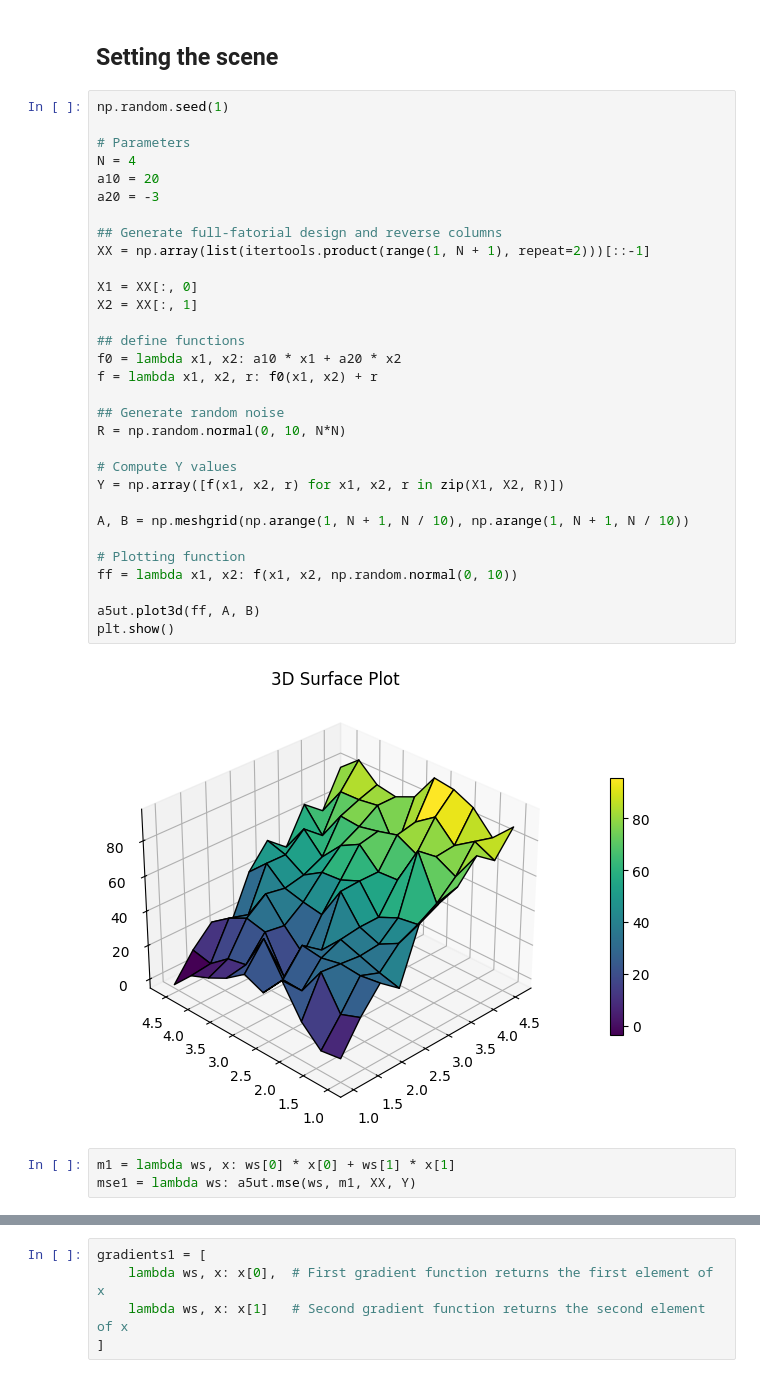
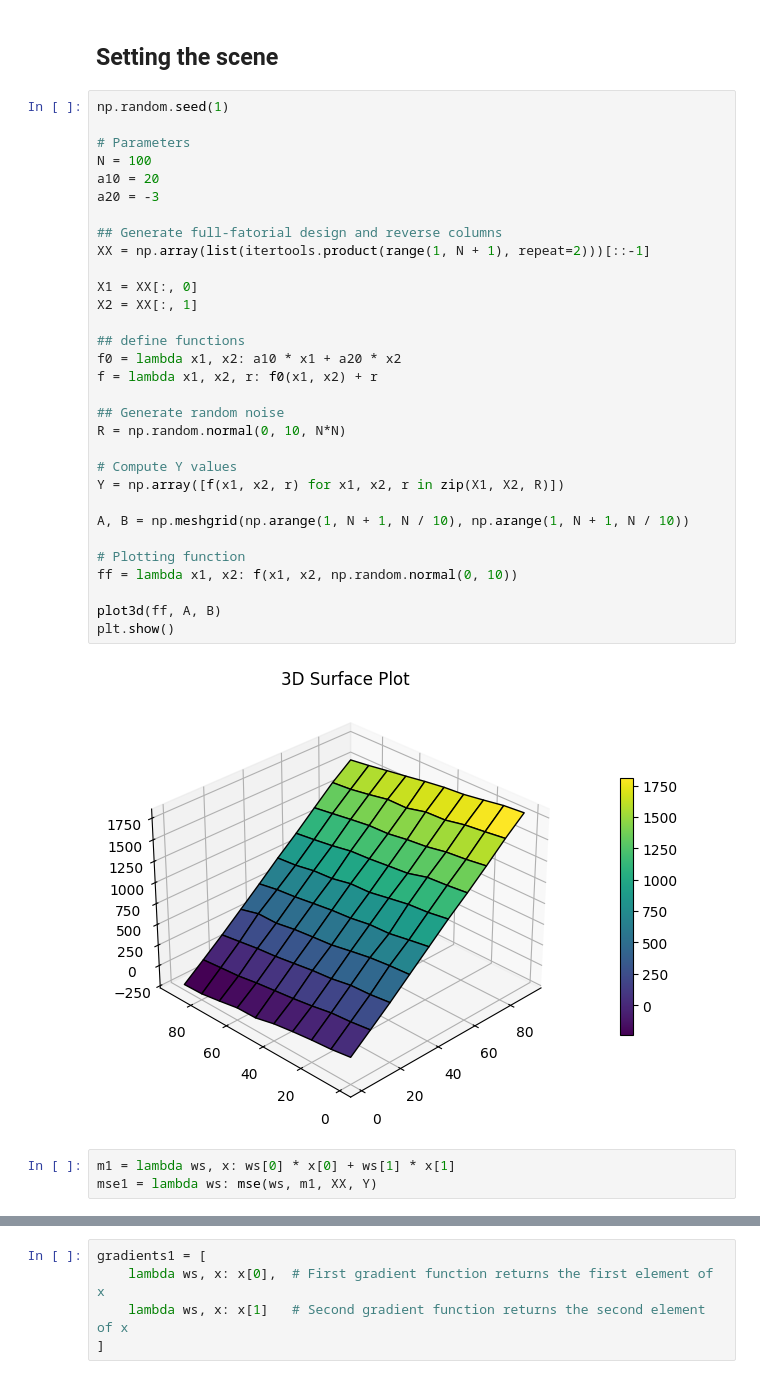
Before and after one commit to rexmolo/DeepLearning, a Jupyter notebook: A5.ipynb, the cells around one changed output, grey strips where cells are left out. Cells and saved outputs as stored; diff of their text form.

```diff
--- a/A5.ipynb
+++ b/A5.ipynb
@@ -15,39 +134,39 @@ importlib.reload(a5ut)
 # %%
 np.random.seed(1)
 
 # Parameters
-N = 4
+N = 100
 a10 = 20
 a20 = -3
 
 ## Generate full-fatorial design and reverse columns
 XX = np.array(list(itertools.product(range(1, N + 1), repeat=2)))[::-1]
 
 X1 = XX[:, 0]
 X2 = XX[:, 1]
 
 ## define functions
 f0 = lambda x1, x2: a10 * x1 + a20 * x2
 f = lambda x1, x2, r: f0(x1, x2) + r
 
 ## Generate random noise
 R = np.random.normal(0, 10, N*N)
 
 # Compute Y values
 Y = np.array([f(x1, x2, r) for x1, x2, r in zip(X1, X2, R)])
 
 A, B = np.meshgrid(np.arange(1, N + 1, N / 10), np.arange(1, N + 1, N / 10))
 
 # Plotting function
 ff = lambda x1, x2: f(x1, x2, np.random.normal(0, 10))
 
-a5ut.plot3d(ff, A, B)
+plot3d(ff, A, B)
 plt.show()
 # %% [output]
-[figure, old version]
+[figure, new version]
 # %%
 m1 = lambda ws, x: ws[0] * x[0] + ws[1] * x[1]
-mse1 = lambda ws: a5ut.mse(ws, m1, XX, Y)
+mse1 = lambda ws: mse(ws, m1, XX, Y)
 # %%
 import numpy as np
 
```
Also changed, not shown: parts of 6 cells of this notebook, 1 other file.
